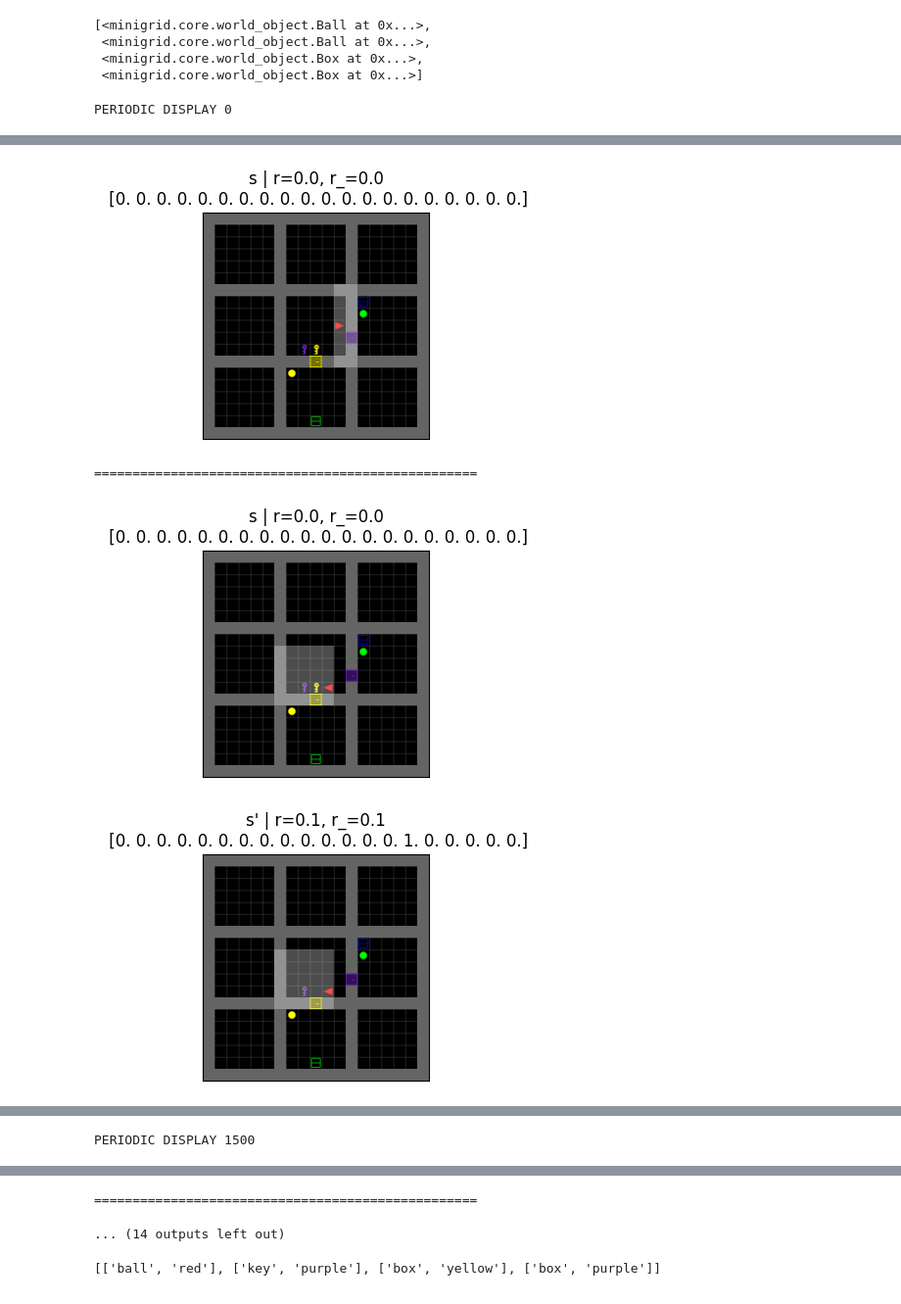
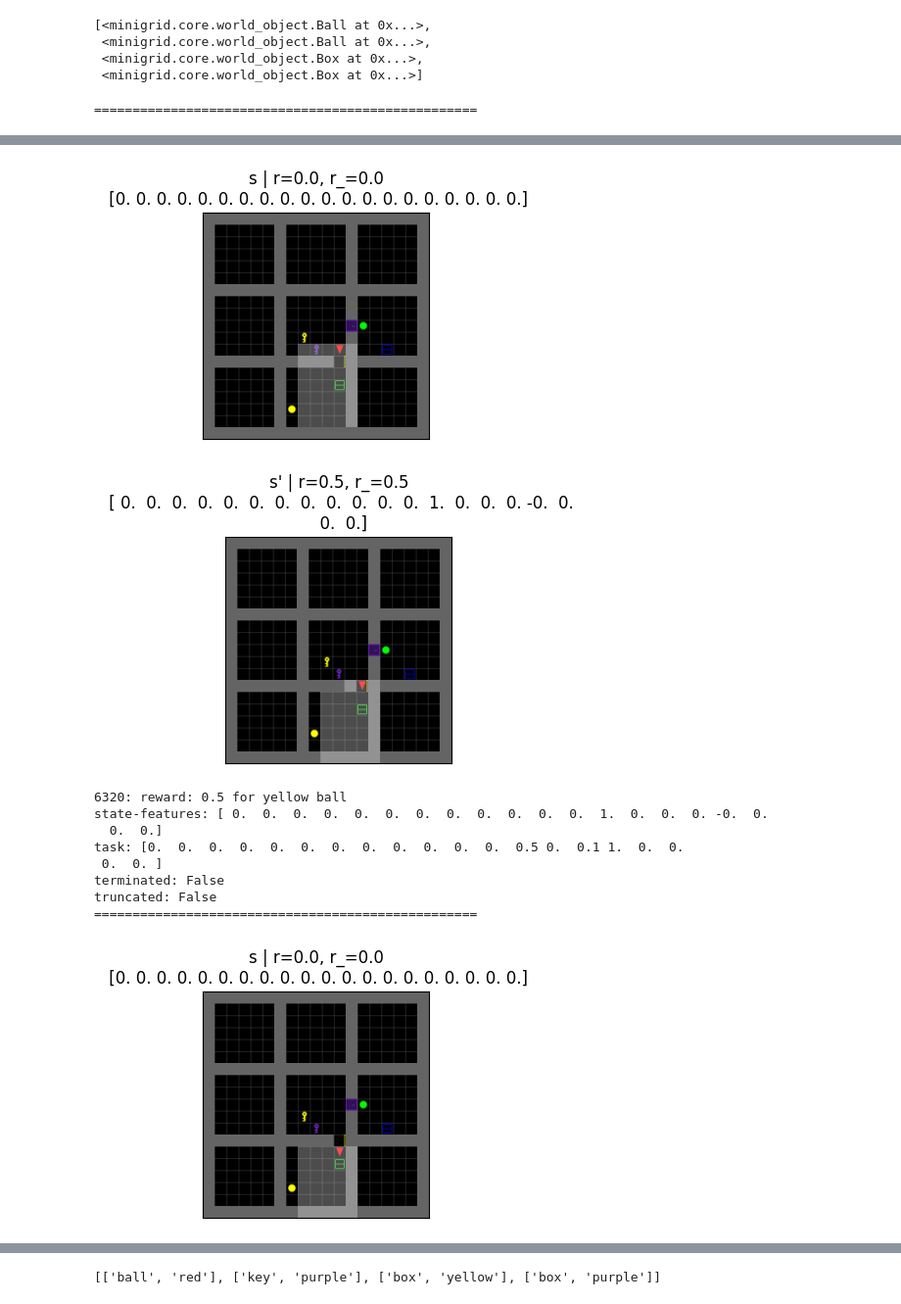
Before and after one commit to susannahsu/neurorl, a Jupyter notebook: projects/human_sf/create_mazes.ipynb, the cells around one changed output, grey strips where cells are left out. Shown at 98% size. Drawn from its saved outputs; the diff is of its cells as text; code cells hidden in the pictures.

```diff
--- a/projects/human_sf/create_mazes.ipynb
+++ b/projects/human_sf/create_mazes.ipynb
@@ -336,9 +343,9 @@ for t in range(100000):
     action = random.choice(actions)
     obs, reward, done, truncated, info = env.step(action)
 
-    if t % 500 == 0:
-        print("PERIODIC DISPLAY", t)
-        display(obs, reward, prime=False)
+    # if t % 500 == 0:
+    #     print("PERIODIC DISPLAY", t)
+    #     display(obs, reward, prime=False)
     if reward > 0.0 or done:
         # Extract the image from the observation
         print("="*50)
@@ -370,4 +377,4 @@ for t in range(100000):
 # Close the plot window at the end
 plt.close()
 # %% [output]
-PERIODIC DISPLAY 0
+==================================================
@@ -376,4 +390,11 @@ PERIODIC DISPLAY 500
-[figure, old version]
-==================================================
-[figure, old version]
+[figure, new version]
-[figure, old version]
+[figure, new version]
+6320: reward: 0.5 for yellow ball
+state-features: [ 0.  0.  0.  0.  0.  0.  0.  0.  0.  0.  0.  0.  1.  0.  0.  0. -0.  0.
+  0.  0.]
+task: [0.  0.  0.  0.  0.  0.  0.  0.  0.  0.  0.  0.  0.5 0.  0.1 1.  0.  0.
+ 0.  0. ]
+terminated: False
+truncated: False
+==================================================
+[figure, new version]
@@ -388 +408,0 @@ PERIODIC DISPLAY 1000
-PERIODIC DISPLAY 1500
@@ -390,5 +409,3 @@ PERIODIC DISPLAY 1500
-==================================================
-... (14 outputs left out)
 # %%
 env.unwrapped.all_final_objects
 # %% [output]
```
Also changed, not shown: parts of 4 cells of this notebook, 1 other file.
